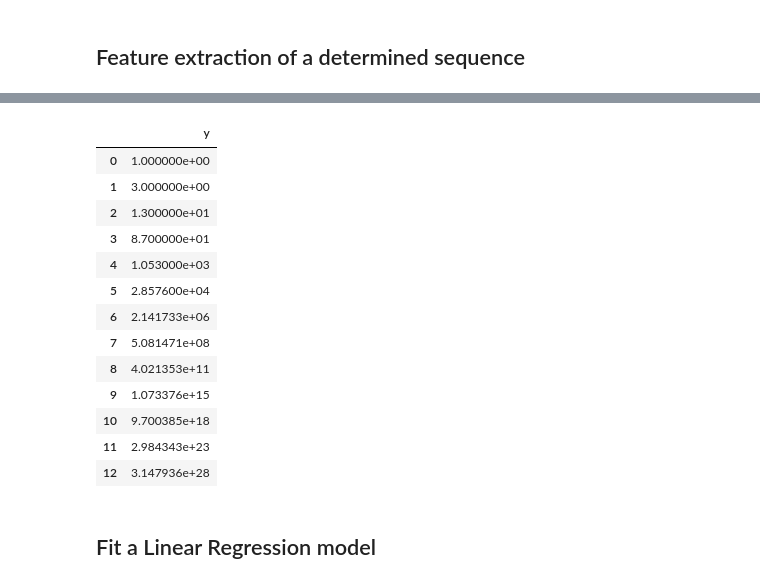
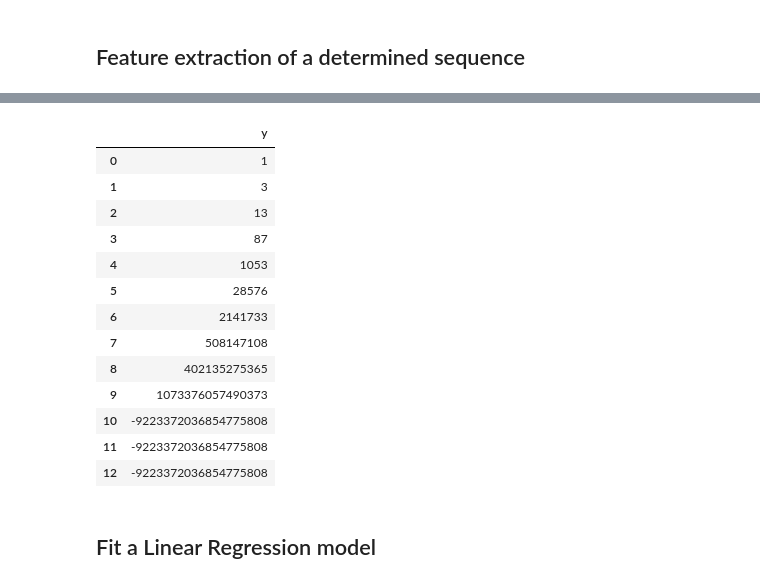
Before and after one commit to gerardobort/kaggle, a Jupyter notebook: integer-sequence-learning/serious approach 1.ipynb, the cells around one changed output, grey strips where cells are left out. Drawn from its saved outputs; the diff is of its cells as text; code cells hidden in the pictures.

```diff
--- a/integer-sequence-learning/serious approach 1.ipynb
+++ b/integer-sequence-learning/serious approach 1.ipynb
@@ -55,21 +55,22 @@ display(pd.DataFrame(train.seq[0]))
 # %%
 # returns a test set matrix [Xi, X1, X2, X3... Xn-2, Xn-1, Xn, y]
 def getTrainingSet(seq):
-    xlen = len(seq)-1
+    xlen = seq.shape[0]
     x = np.array([])
-    trainingSet = np.zeros([xlen+1, xlen+2])
+    trainingSet = np.zeros([xlen, xlen+1])
     columns = []
-    for i in range(xlen+1):
+    for i in range(xlen):
         xi = np.array([float(i)])
-        x1 = np.concatenate((seq[:i], np.zeros(xlen-i)))
+        x1 = np.concatenate((seq[:i], np.zeros(xlen-1-i)))
         y1 = seq[i:i+1]
         trainingSet[i] = np.concatenate((xi, x1, y1))
         columns.append("x" + str(i))
+    columns.append("y")
     return trainingSet, columns
 
 trainingSet, columns = getTrainingSet(train.seq[0][:-1])
-X = pd.DataFrame(trainingSet[:,:-1], columns=columns)
-y = pd.DataFrame(trainingSet[:,-1:], columns=["y"])
+X = pd.DataFrame(trainingSet[:,:-1].astype(int), columns=columns[:-1])
+y = pd.DataFrame(trainingSet[:,-1:].astype(int), columns=columns[-1:])
 display(X, y)
 # %% [output]
 |  | x0 | x1 | x2 | x3 | x4 | x5 | x6 | x7 | x8 | x9 | x10 | ... |
@@ -89,16 +90,16 @@ display(X, y)
 |  | y |
-| 0 | 1.000000e+00 |
-| 1 | 3.000000e+00 |
-| 2 | 1.300000e+01 |
-| 3 | 8.700000e+01 |
-| 4 | 1.053000e+03 |
-| 5 | 2.857600e+04 |
-| 6 | 2.141733e+06 |
-| 7 | 5.081471e+08 |
-| 8 | 4.021353e+11 |
-| 9 | 1.073376e+15 |
-| 10 | 9.700385e+18 |
-| 11 | 2.984343e+23 |
-| 12 | 3.147936e+28 |
+| 0 | 1 |
+| 1 | 3 |
+| 2 | 13 |
+| 3 | 87 |
+| 4 | 1053 |
+| 5 | 28576 |
+| 6 | 2141733 |
+| 7 | 508147108 |
+| 8 | 402135275365 |
+| 9 | 1073376057490373 |
+| 10 | -9223372036854775808 |
+| 11 | -9223372036854775808 |
+| 12 | -9223372036854775808 |
 # %% [markdown]
 ## Fit a Linear Regression model
```
Also changed, not shown: parts of 9 cells of this notebook, 1 other file.
